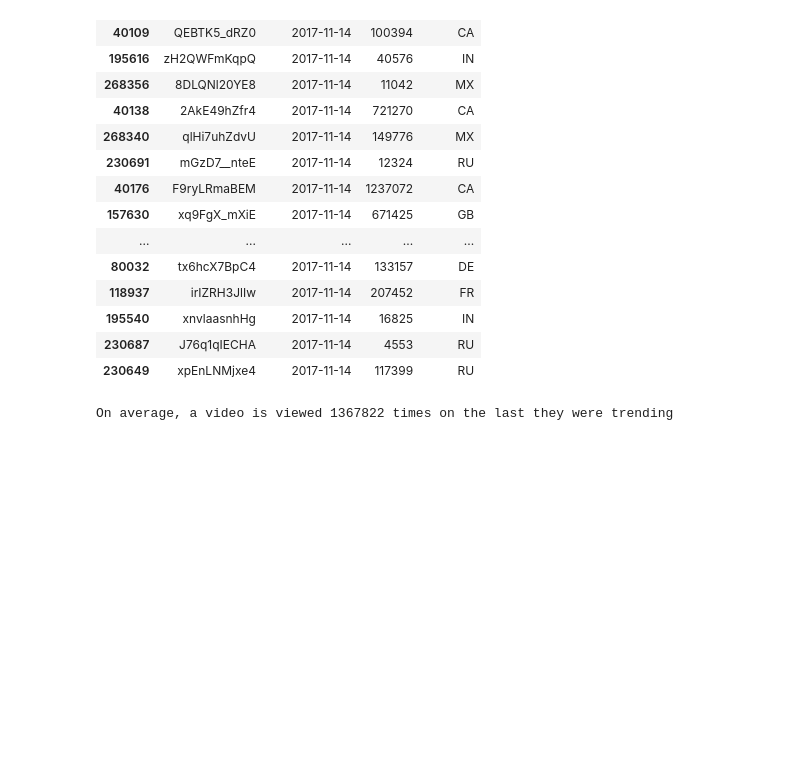
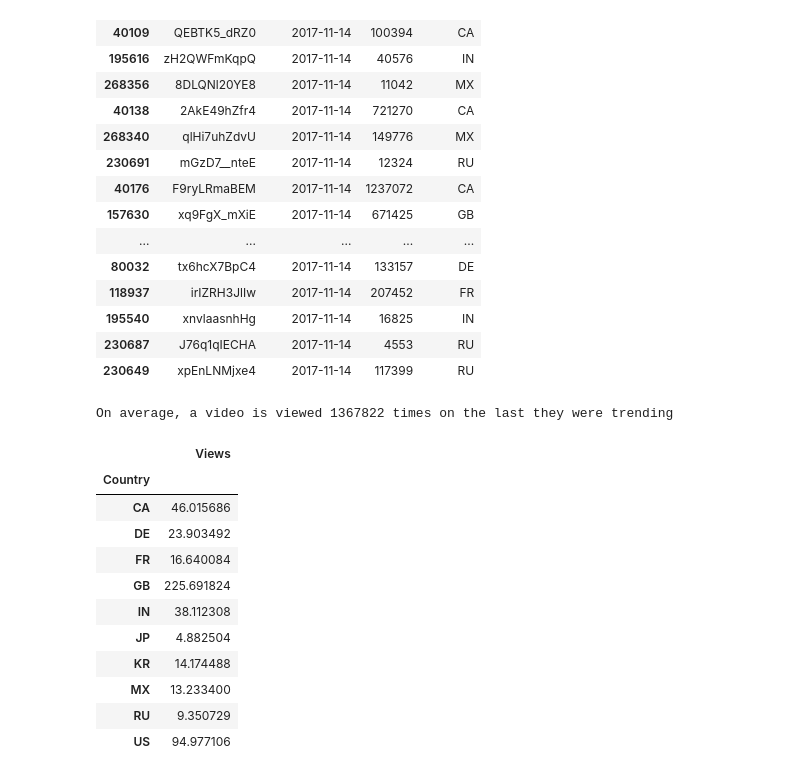
Before and after one commit to jherberg462/python-project, a Jupyter notebook: JennifferAnalysis.ipynb, the cells around one changed output. Saved outputs shown, nothing was run; the diff lists cells and outputs as text; code cells hidden in the pictures; blank space fills up the shorter version.

```diff
--- a/JennifferAnalysis.ipynb
+++ b/JennifferAnalysis.ipynb
@@ -74,3 +74,20 @@ print(f"On average, a video is viewed {avg_last_date_trend:.0f} times on the las
 #trending_df["Views"].mean()
 # %% [output]
 On average, a video is viewed 1367822 times on the last they were trending
+# %%
+# Groupby trending_df by country and sum the views.
+views_country_groups = trending_df.groupby("Country").sum()/1000000000
+views_country_groups
+# %% [output]
+|  | Views |
+| Country |  |
+| CA | 46.015686 |
+| DE | 23.903492 |
+| FR | 16.640084 |
+| GB | 225.691824 |
+| IN | 38.112308 |
+| JP | 4.882504 |
+| KR | 14.174488 |
+| MX | 13.233400 |
+| RU | 9.350729 |
+| US | 94.977106 |
```
Also changed, not shown: parts of 3 cells of this notebook.
